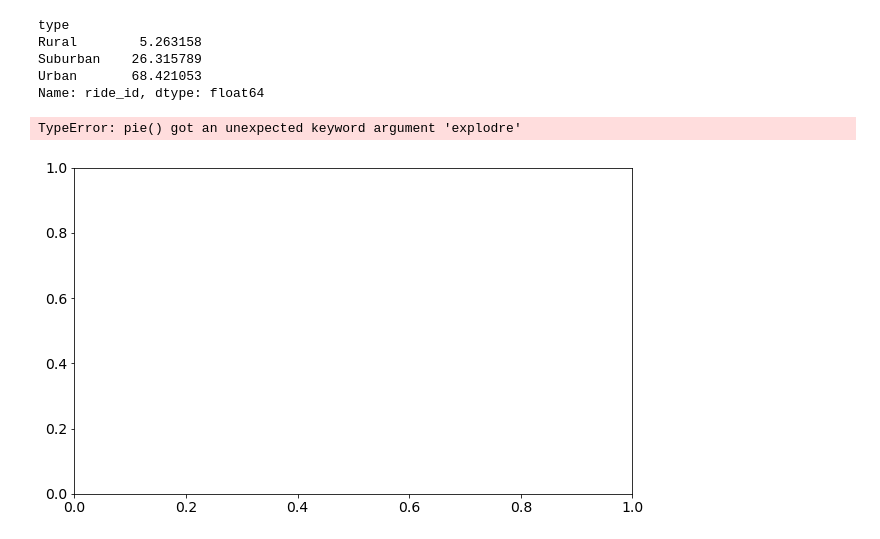
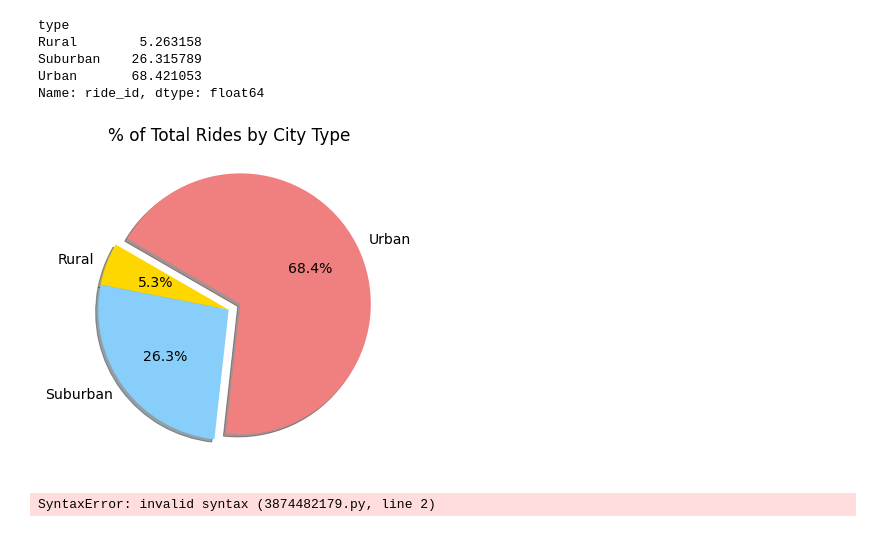
Before and after one commit to tylerah/pyber-analysis, a Jupyter notebook: PyBer.ipynb, the cells around one changed output. Saved outputs shown, nothing was run; the diff lists cells and outputs as text; code cells hidden in the pictures.

Commit message:
updated with another pie chart

```diff
--- a/PyBer.ipynb
+++ b/PyBer.ipynb
@@ -853,22 +853,29 @@ Suburban    26.315789
 Urban       68.421053
 Name: ride_id, dtype: float64
 # %%
-# create pie chart based on percentage of ride for each city type
-plt.subplots(figsize=(10,6))
+# Build percentage of rides by city type pie chart.
+plt.subplots(figsize=(10, 6))
 plt.pie(ride_percents,
-       labels=["Rural", "Suburban", "Urban"],
-       colors=["gold", "lightskyblue", "lightcoral"],
-       explodre=[0,0,0.1],
-       autopct='%1.1f%%',
-       shadow=True, startangle=150)
+    labels=["Rural", "Suburban", "Urban"],
+    colors=["gold", "lightskyblue", "lightcoral"],
+    explode=[0, 0, 0.1],
+    autopct='%1.1f%%',
+    shadow=True, startangle=150)
+
 plt.title("% of Total Rides by City Type")
 mpl.rcParams['font.size'] = 14
 
-# save figure
-plt.savfig("analysis/Fig6.png")
-
-# show figure
+# Save Figure
+plt.savefig("analysis/Fig6.png")
+# Show Figure
 plt.show()
 # %% [output]
-TypeError: pie() got an unexpected keyword argument 'explodre'
-[figure, old version]
+[figure, new version]
+# %%
+# Calculate the percentage of drivers for each city type.
+driver_percents = 100 *
+city_data_df.groupby(["type"]).sum()["driver_count"] /
+city_data_df["driver_count"].sum()
+driver_percents
+# %% [output]
+SyntaxError: invalid syntax (3874482179.py, line 2)
```
Also changed, not shown: 1 other file.
